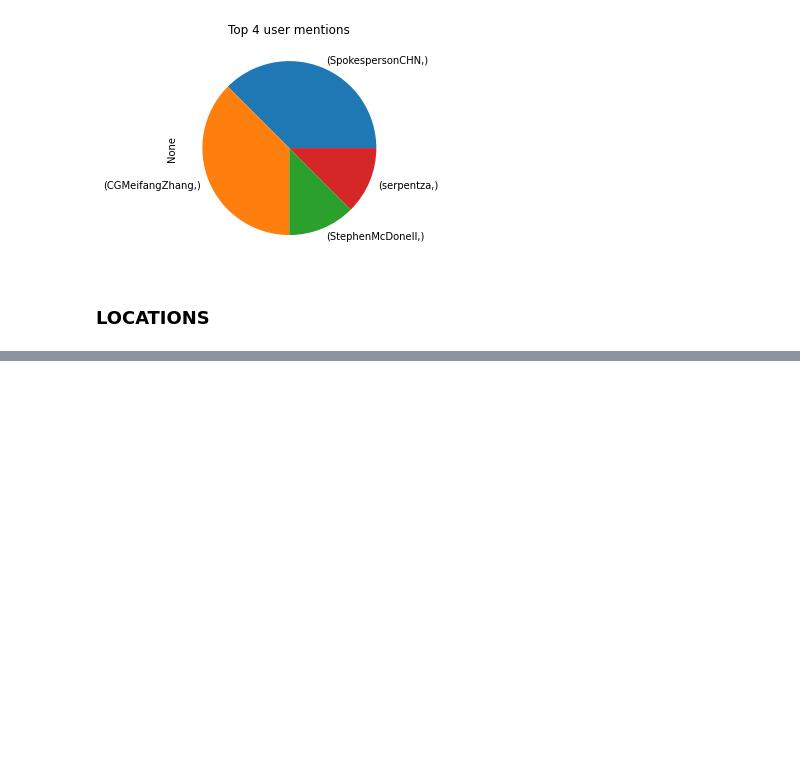
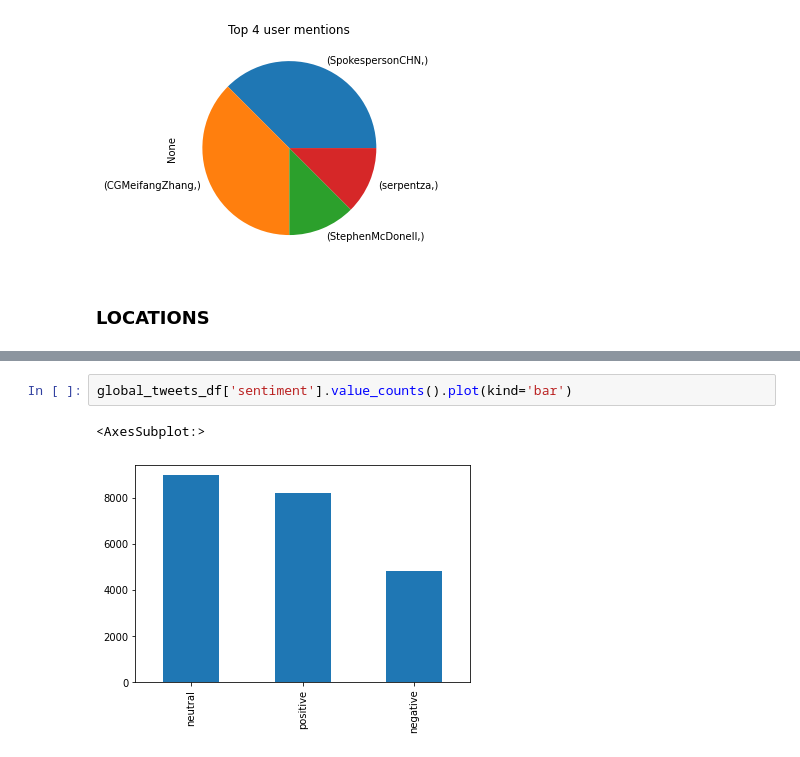
Before and after one commit to natyrix/Twitter-Data-Analysis, a Jupyter notebook: notebooks/Data exploration and pre-processing.ipynb, the cells around one changed output, grey strips where cells are left out. Cells and saved outputs as stored; diff of their text form; blank space fills up the shorter version.

```diff
--- a/notebooks/Data exploration and pre-processing.ipynb
+++ b/notebooks/Data exploration and pre-processing.ipynb
@@ -420,0 +512,5 @@ place_global_tweets_df['place'].value_counts().head(6).plot(kind='pie', title="T
+# %%
+global_tweets_df['sentiment'].value_counts().plot(kind='bar')
+# %% [output]
+<AxesSubplot:>
+[figure, added]
```
Also changed, not shown: parts of 22 cells of this notebook.
